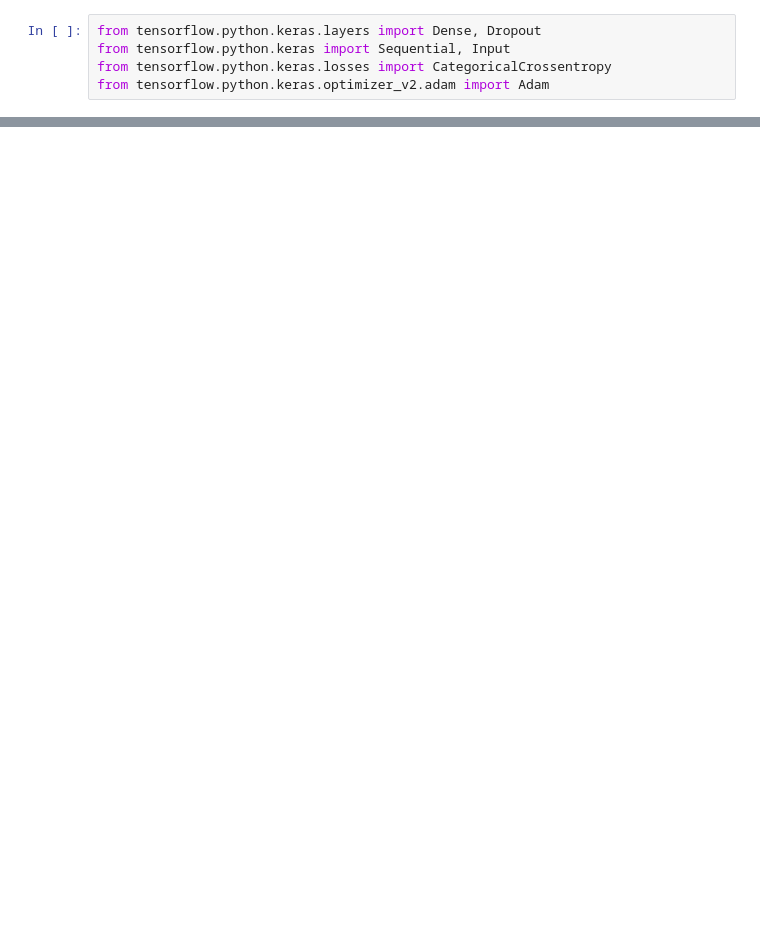
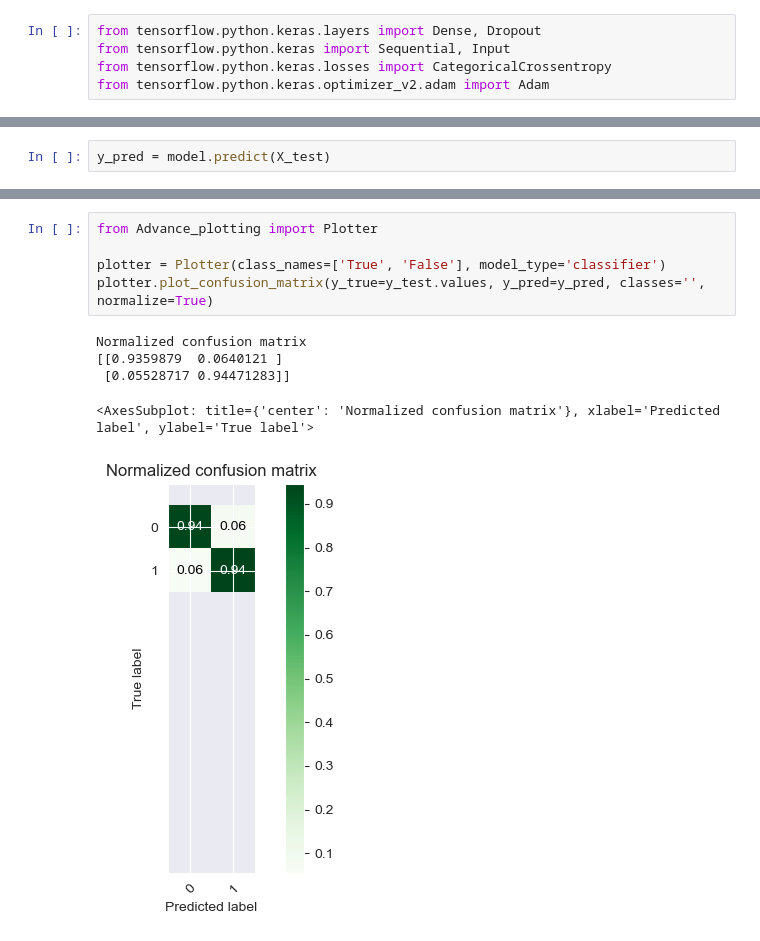
Before and after one commit to Yannick1977/Predictive_maintenance, a Jupyter notebook: Notebook/Modeling_ANN.ipynb, the cells around one changed output, grey strips where cells are left out. Cells and saved outputs as stored; diff of their text form; blank space fills up the shorter version.

```diff
--- a/Notebook/Modeling_ANN.ipynb
+++ b/Notebook/Modeling_ANN.ipynb
@@ -116,0 +145,2 @@ plt.show()
+# %%
+y_pred = model.predict(X_test)
@@ -116,0 +154,11 @@ plt.show()
+# %%
+from Advance_plotting import Plotter
+
+plotter = Plotter(class_names=['True', 'False'], model_type='classifier')
+plotter.plot_confusion_matrix(y_true=y_test.values, y_pred=y_pred, classes='', normalize=True)
+# %% [output]
+Normalized confusion matrix
+[[0.9359879  0.0640121 ]
+ [0.05528717 0.94471283]]
+<AxesSubplot: title={'center': 'Normalized confusion matrix'}, xlabel='Predicted label', ylabel='True label'>
+[figure, added]
```
Also changed, not shown: parts of 17 cells of this notebook, 3 other files.
